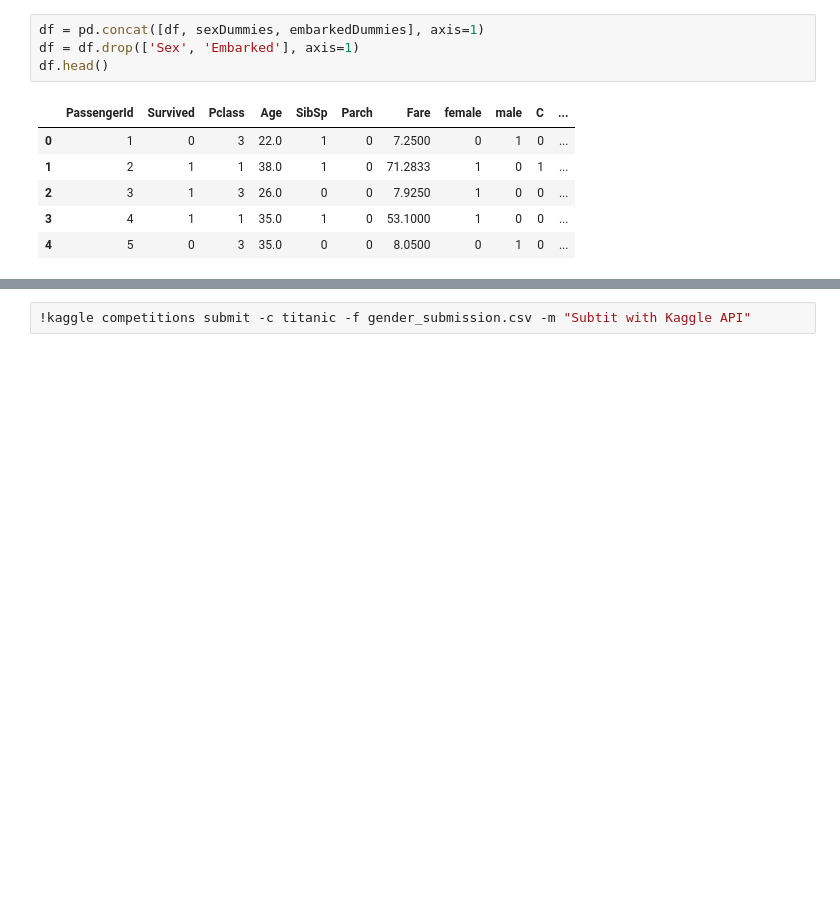
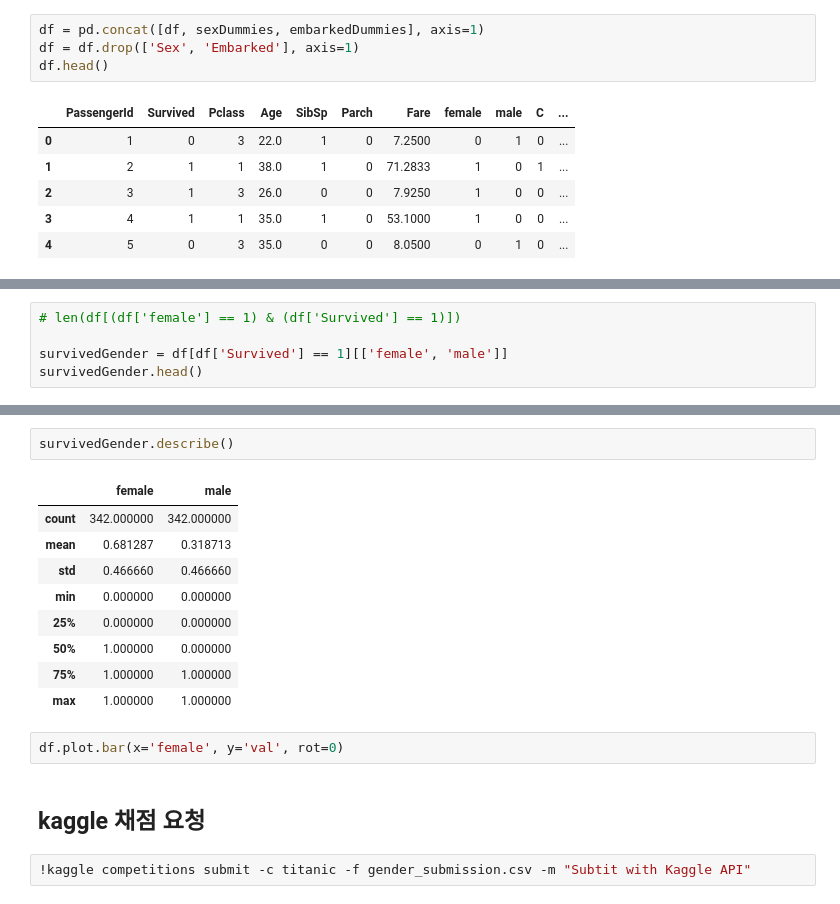
Before and after one commit to KangnamUniv-ML/Titanic-ML, a Jupyter notebook: notebook/Titanic.ipynb, the cells around one changed output, grey strips where cells are left out. Cells and saved outputs as stored; diff of their text form; blank space fills up the shorter version.

```diff
--- a/notebook/Titanic.ipynb
+++ b/notebook/Titanic.ipynb
@@ -276,0 +279,5 @@ df.head()
+# %%
+# len(df[(df['female'] == 1) & (df['Survived'] == 1)])
+
+survivedGender = df[df['Survived'] == 1][['female', 'male']]
+survivedGender.head()
@@ -277,3 +291,19 @@ df.head()
+# %%
+survivedGender.describe()
+# %% [output]
+|  | female | male |
+| count | 342.000000 | 342.000000 |
+| mean | 0.681287 | 0.318713 |
+| std | 0.466660 | 0.466660 |
+| min | 0.000000 | 0.000000 |
+| 25% | 0.000000 | 0.000000 |
+| 50% | 1.000000 | 0.000000 |
+| 75% | 1.000000 | 1.000000 |
+| max | 1.000000 | 1.000000 |
+# %%
+df.plot.bar(x='female', y='val', rot=0)
+# %% [markdown]
+## kaggle 채점 요청
 # %%
 !kaggle competitions submit -c titanic -f gender_submission.csv -m "Subtit with Kaggle API"
 # %% [output]
```
Also changed, not shown: parts of 3 cells of this notebook.
